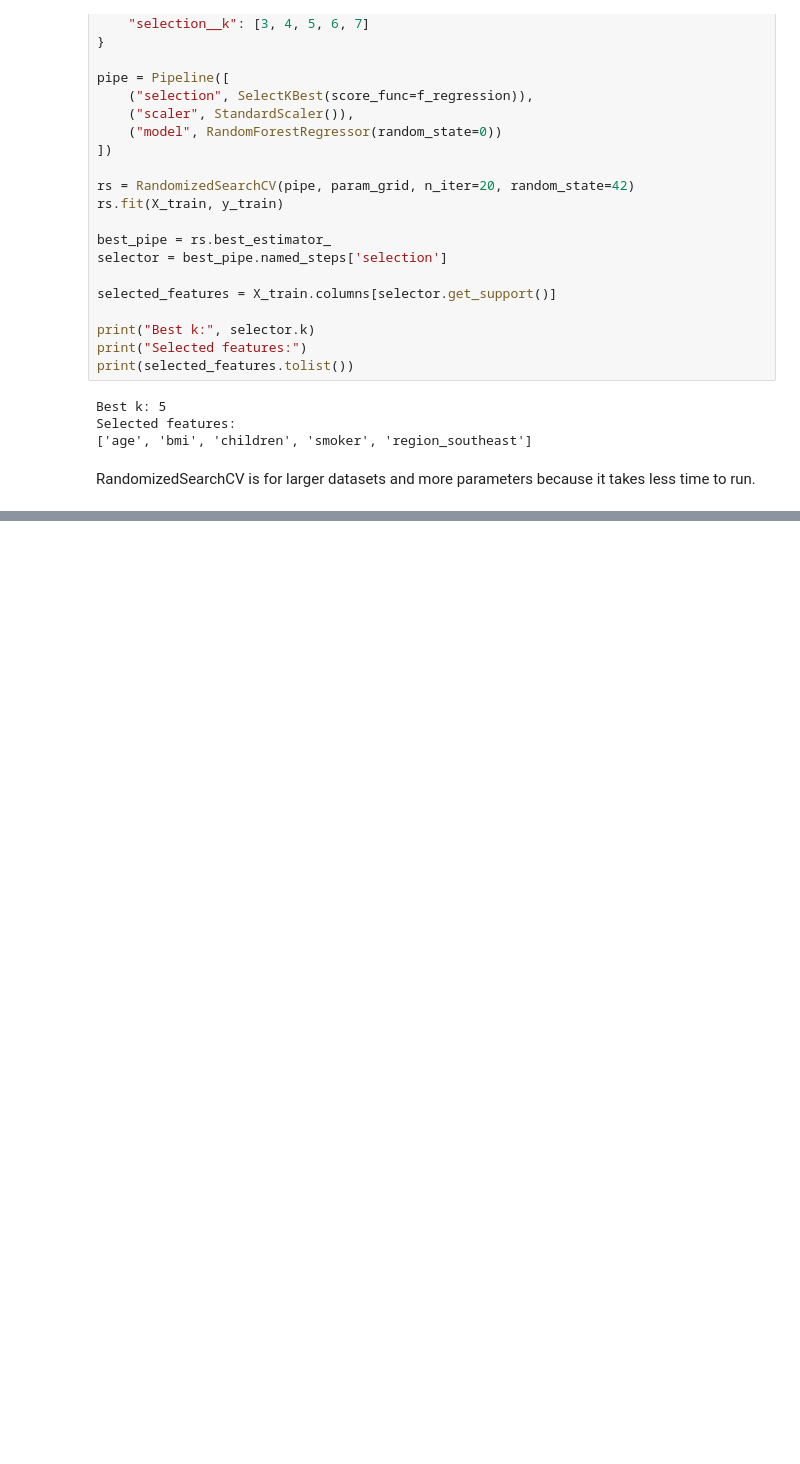
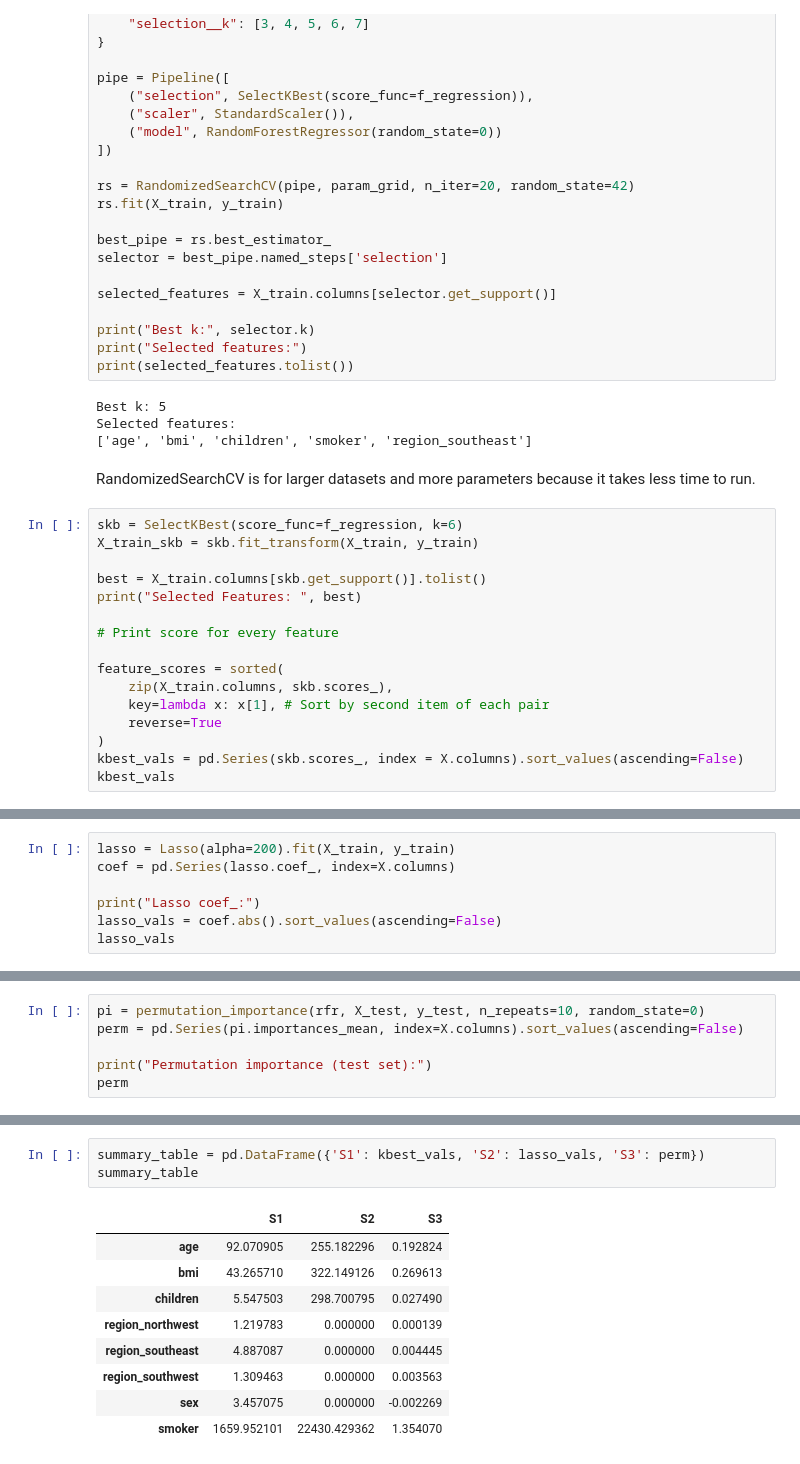
Before and after one commit to russellcha1/Feature-Selection-Model-Tuning, a Jupyter notebook: feature-selection.ipynb, the cells around one changed output, grey strips where cells are left out. Drawn from its saved outputs; the diff is of its cells as text; blank space fills up the shorter version.

```diff
--- a/feature-selection.ipynb
+++ b/feature-selection.ipynb
@@ -244,3 +244,19 @@ Selected features:
 ['age', 'bmi', 'children', 'smoker', 'region_southeast']
 # %% [markdown]
 RandomizedSearchCV is for larger datasets and more parameters because it takes less time to run.
+# %%
+skb = SelectKBest(score_func=f_regression, k=6)
+X_train_skb = skb.fit_transform(X_train, y_train)
+
+best = X_train.columns[skb.get_support()].tolist()
+print("Selected Features: ", best)
+
+# Print score for every feature
+
+feature_scores = sorted(
+    zip(X_train.columns, skb.scores_),
+    key=lambda x: x[1], # Sort by second item of each pair
+    reverse=True
+)
+kbest_vals = pd.Series(skb.scores_, index = X.columns).sort_values(ascending=False)
+kbest_vals
@@ -246,0 +274,7 @@ RandomizedSearchCV is for larger datasets and more parameters because it takes l
+# %%
+lasso = Lasso(alpha=200).fit(X_train, y_train)
+coef = pd.Series(lasso.coef_, index=X.columns)
+
+print("Lasso coef_:")
+lasso_vals = coef.abs().sort_values(ascending=False)
+lasso_vals
@@ -246,0 +292,6 @@ RandomizedSearchCV is for larger datasets and more parameters because it takes l
+# %%
+pi = permutation_importance(rfr, X_test, y_test, n_repeats=10, random_state=0)
+perm = pd.Series(pi.importances_mean, index=X.columns).sort_values(ascending=False)
+
+print("Permutation importance (test set):")
+perm
@@ -246,0 +309,13 @@ RandomizedSearchCV is for larger datasets and more parameters because it takes l
+# %%
+summary_table = pd.DataFrame({'S1': kbest_vals, 'S2': lasso_vals, 'S3': perm})
+summary_table
+# %% [output]
+|  | S1 | S2 | S3 |
+| age | 92.070905 | 255.182296 | 0.192824 |
+| bmi | 43.265710 | 322.149126 | 0.269613 |
+| children | 5.547503 | 298.700795 | 0.027490 |
+| region_northwest | 1.219783 | 0.000000 | 0.000139 |
+| region_southeast | 4.887087 | 0.000000 | 0.004445 |
+| region_southwest | 1.309463 | 0.000000 | 0.003563 |
+| sex | 3.457075 | 0.000000 | -0.002269 |
+| smoker | 1659.952101 | 22430.429362 | 1.354070 |
```
Also changed, not shown: parts of 6 cells of this notebook.
